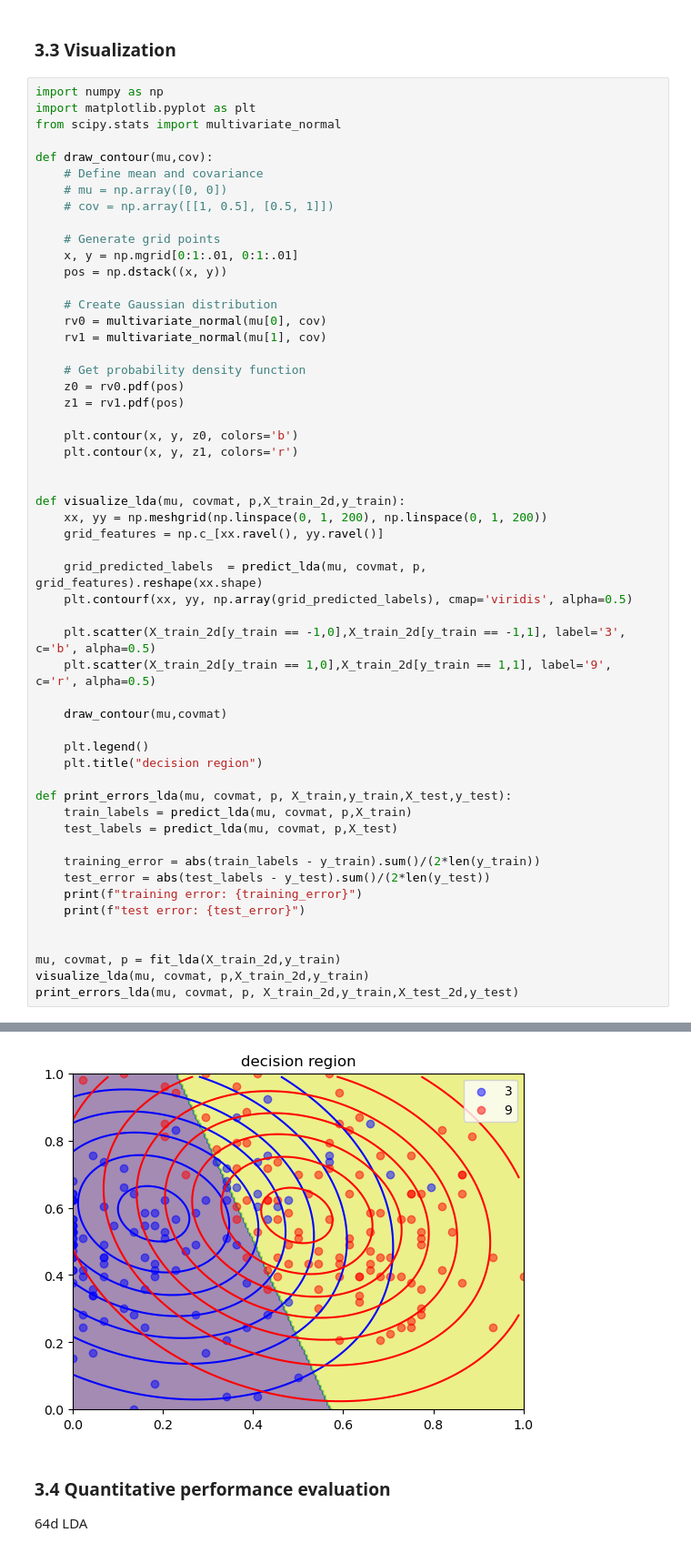
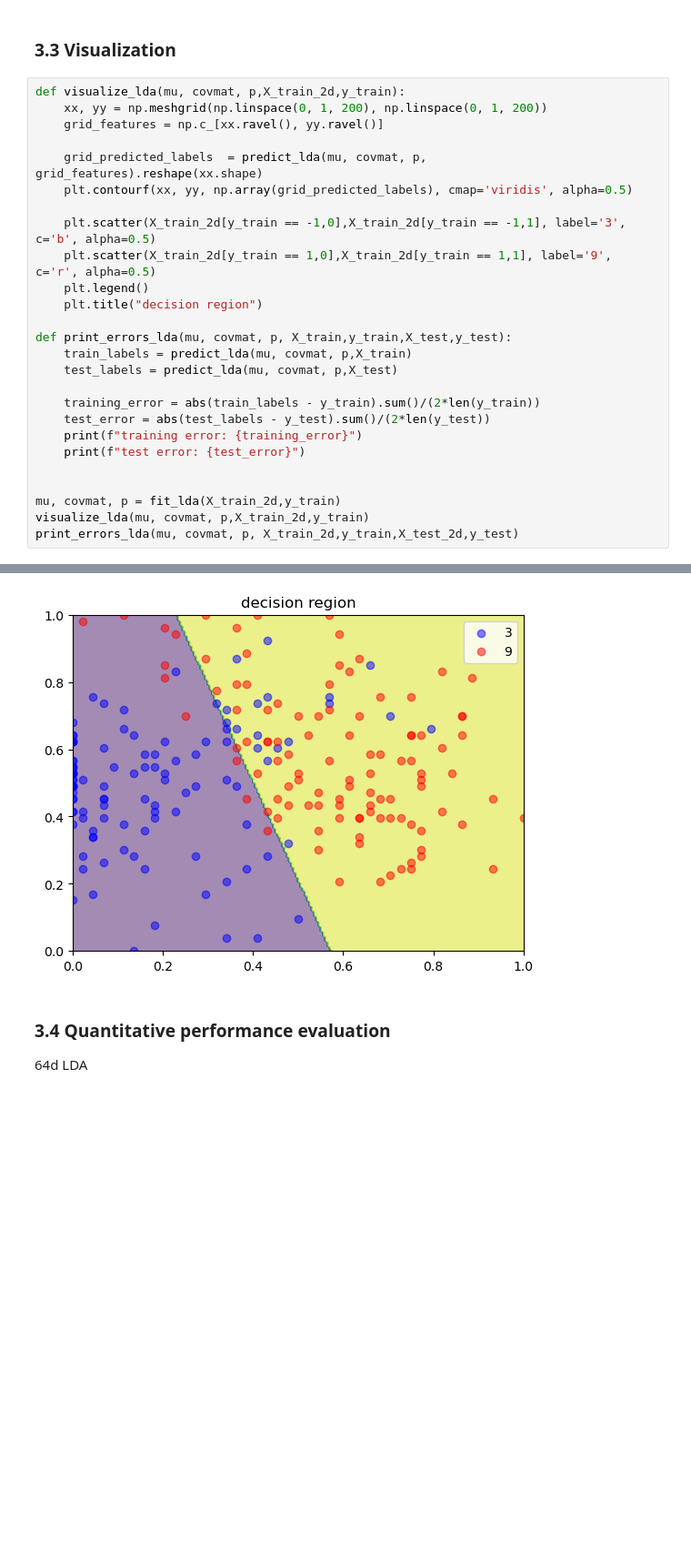
Before and after one commit to Lennox-Elaphurus/ML-Essentials-homework, a Jupyter notebook: Lennox/exercise 1/exercise1.ipynb, the cells around one changed output, grey strips where cells are left out. Shown at 91% size. Saved outputs shown, nothing was run; the diff lists cells and outputs as text; blank space fills up the shorter version.

```diff
--- a/Lennox/exercise 1/exercise1.ipynb
+++ b/Lennox/exercise 1/exercise1.ipynb
@@ -289,63 +292,35 @@ print(test_pred)
 # %% [markdown]
 ### 3.3 Visualization
 # %%
-import numpy as np
-import matplotlib.pyplot as plt
-from scipy.stats import multivariate_normal
-
-def draw_contour(mu,cov):
-    # Define mean and covariance
-    # mu = np.array([0, 0])
-    # cov = np.array([[1, 0.5], [0.5, 1]])
-
-    # Generate grid points
-    x, y = np.mgrid[0:1:.01, 0:1:.01]
-    pos = np.dstack((x, y))
-
-    # Create Gaussian distribution
-    rv0 = multivariate_normal(mu[0], cov)
-    rv1 = multivariate_normal(mu[1], cov)
-
-    # Get probability density function
-    z0 = rv0.pdf(pos)
-    z1 = rv1.pdf(pos)
-
-    plt.contour(x, y, z0, colors='b')
-    plt.contour(x, y, z1, colors='r')
-
-
 def visualize_lda(mu, covmat, p,X_train_2d,y_train):
     xx, yy = np.meshgrid(np.linspace(0, 1, 200), np.linspace(0, 1, 200))
     grid_features = np.c_[xx.ravel(), yy.ravel()]
 
     grid_predicted_labels  = predict_lda(mu, covmat, p, grid_features).reshape(xx.shape)
     plt.contourf(xx, yy, np.array(grid_predicted_labels), cmap='viridis', alpha=0.5)
 
     plt.scatter(X_train_2d[y_train == -1,0],X_train_2d[y_train == -1,1], label='3', c='b', alpha=0.5)
     plt.scatter(X_train_2d[y_train == 1,0],X_train_2d[y_train == 1,1], label='9', c='r', alpha=0.5)
-
-    draw_contour(mu,covmat)
-
     plt.legend()
     plt.title("decision region")
 
 def print_errors_lda(mu, covmat, p, X_train,y_train,X_test,y_test):
     train_labels = predict_lda(mu, covmat, p,X_train)
     test_labels = predict_lda(mu, covmat, p,X_test)
 
     training_error = abs(train_labels - y_train).sum()/(2*len(y_train))
     test_error = abs(test_labels - y_test).sum()/(2*len(y_test))
     print(f"training error: {training_error}")
     print(f"test error: {test_error}")
 
 
 mu, covmat, p = fit_lda(X_train_2d,y_train)
 visualize_lda(mu, covmat, p,X_train_2d,y_train)
 print_errors_lda(mu, covmat, p, X_train_2d,y_train,X_test_2d,y_test)
 # %% [output]
 training error: 0.1336405529953917
 test error: 0.10273972602739725
-[figure, old version]
+[figure, new version]
 # %% [markdown]
 ### 3.4 Quantitative performance evaluation
 
```
Also changed, not shown: parts of 8 cells of this notebook, 1 other file.
